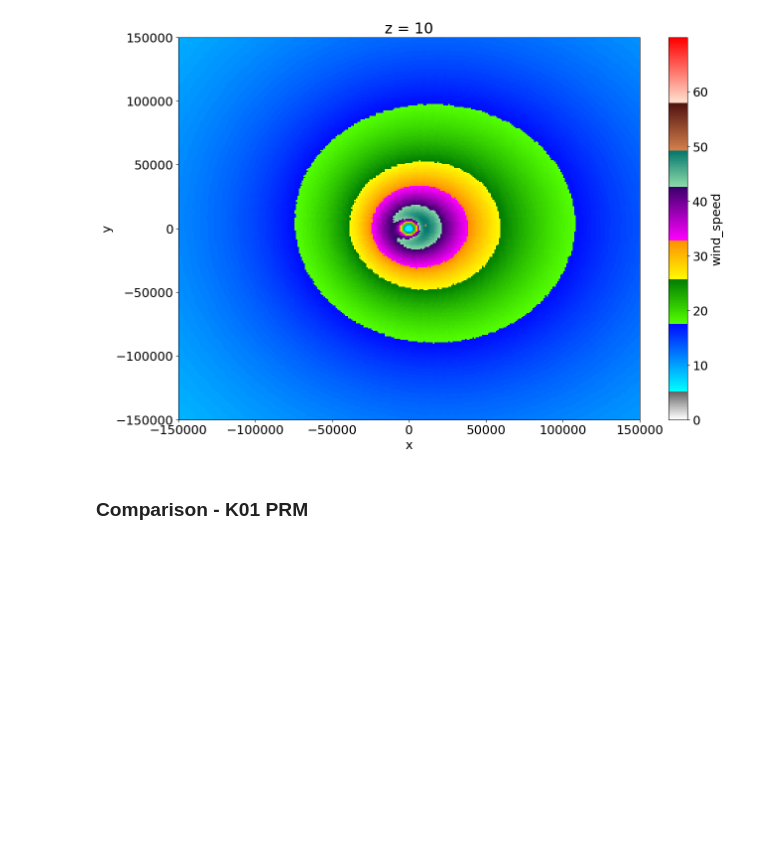
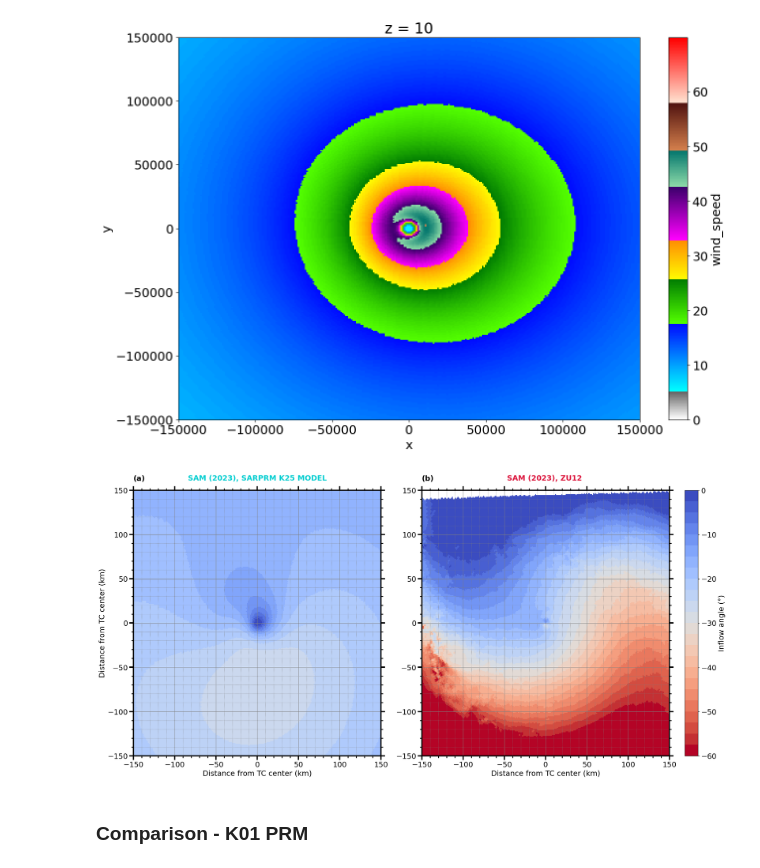
Before and after one commit to Arthur117/TCsLifeMonitFromObs, a Jupyter notebook: winddirection/PRJCT_TCBL/06_CONCLUDING_CASE.ipynb, the cells around one changed output. Drawn from its saved outputs; the diff is of its cells as text; code cells hidden in the pictures; blank space fills up the shorter version.

```diff
--- a/winddirection/PRJCT_TCBL/06_CONCLUDING_CASE.ipynb
+++ b/winddirection/PRJCT_TCBL/06_CONCLUDING_CASE.ipynb
@@ -1070,6 +1070,82 @@ plt.xlim(-150000, 150000);plt.ylim(-150000, 150000)
 # %% [output]
 (-150000.0, 150000.0)
 [figure]
+# %%
+# Prepare inflow angles (earth-relative)
+# iaer_k25p = np.rad2deg(np.arctan(Vrad_k25p / abs(Vtan_k25p)))
+iaer_k25p = np.rad2deg(np.arctan(kep_car_rot.sel(z=10).rad_wind / abs(kep_car_rot.sel(z=10).tan_wind)))
+iaer_zu12 = np.rad2deg(np.arctan(u_car_zu12 / abs(v_car_zu12)))
+# %%
+# Create figure with subplots
+fig = plt.figure(figsize=(22, 30))
+gs  = GridSpec(3, 2, width_ratios=[1, 1.25])
+ax1 = fig.add_subplot(gs[0, 0])
+ax2 = fig.add_subplot(gs[0, 1])
+# ax3 = fig.add_subplot(gs[1, 0])
+# ax4 = fig.add_subplot(gs[1, 1])
+# ax5 = fig.add_subplot(gs[2, 0])
+# ax6 = fig.add_subplot(gs[2, 1])
+
+ax_lims2D  = 150
+
+#######################
+###  K25 PRM IAER   ###
+#######################
+ax1.text(0.0, 1.03, '(a)', transform=ax1.transAxes, fontsize=18, fontweight='bold', verticalalignment='bottom', horizontalalignment='left')
+ax1.text(0.22, 1.037, 'SAM (2023), SARPRM K25 MODEL', transform = ax1.transAxes, weight='bold', fontsize=18, c='darkturquoise')
+
+# K25 iaer
+im_iaer = ax1.pcolormesh(x_ref / 1000, y_ref / 1000, iaer_k25p, cmap=plt.get_cmap('coolwarm_r', 24), vmin=-60, vmax=0)
+
+ax1.set_xlim(-ax_lims2D, ax_lims2D);ax1.set_ylim(-ax_lims2D, ax_lims2D)
+ax1.set_xlabel('Distance from TC center (km)')
+ax1.set_ylabel('Distance from TC center (km)')
+
+ax1.minorticks_on()
+ax1.grid(which='major', linestyle='-', color='gray')
+ax1.grid(which='minor', linestyle=':', color='gray')
+for spine in ax1.spines.values():
+    spine.set_linewidth(3)
+    spine.set_edgecolor('black')
+ax1.spines['right'].set_visible(True)
+ax1.spines['top'].set_visible(True)
+ax1.tick_params(which='major', width=3, length=10, top=True, right=True)
+ax1.tick_params(which='minor', width=2, length=5, top=True, right=True)
+
+#######################
+###  ZU12 PRM IAER  ###
+#######################
+ax2.text(0.0, 1.03, '(b)', transform=ax2.transAxes, fontsize=18, fontweight='bold', verticalalignment='bottom', horizontalalignment='left')
+ax2.text(0.345, 1.037, 'SAM (2023), ZU12', transform = ax2.transAxes, weight='bold', fontsize=18, c='crimson')
+
+# ZU12 iaer
+ax2.pcolormesh(x_ref / 1000, y_ref / 1000, iaer_zu12, cmap=plt.get_cmap('coolwarm_r', 24), vmin=-60, vmax=0)
+
+ax2.set_xlim(-ax_lims2D, ax_lims2D);ax2.set_ylim(-ax_lims2D, ax_lims2D)
+ax2.set_xlabel('Distance from TC center (km)')
+
+cbar = plt.colorbar(im_iaer, ax=ax2)
+cbar.set_label(r'Inflow angle (°)')
+
+ax2.minorticks_on()
+ax2.grid(which='major', linestyle='-', color='gray')
+ax2.grid(which='minor', linestyle=':', color='gray')
+for spine in ax2.spines.values():
+    spine.set_linewidth(3)
+    spine.set_edgecolor('black')
+ax2.spines['right'].set_visible(True)
+ax2.spines['top'].set_visible(True)
+ax2.tick_params(which='major', width=3, length=10, top=True, right=True)
+ax2.tick_params(which='minor', width=2, length=5, top=True, right=True)
+
+# Final adjustments
+plt.tight_layout()
+
+# Save
+if PRMS['sav_fgs']:
+    plt.savefig(PTHS['sav_dir'] + 'Discussion_case_iaer.png', bbox_inches='tight')
+# %% [output]
+[figure, added]
 # %% [markdown]
 ### Comparison - K01 PRM
 # %%
```
Also changed, not shown: parts of 6 cells of this notebook.
